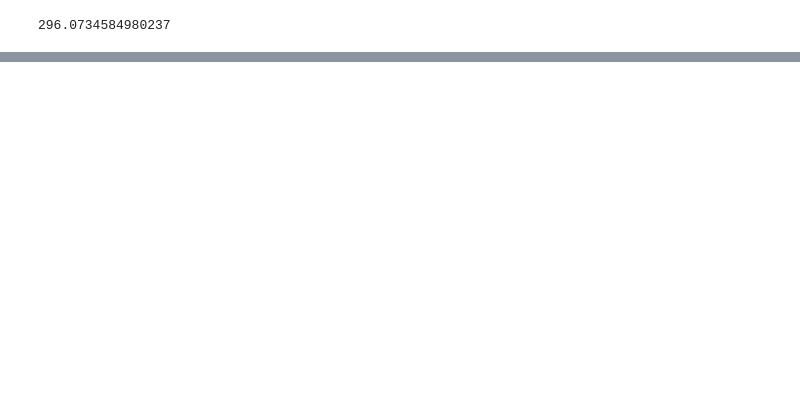
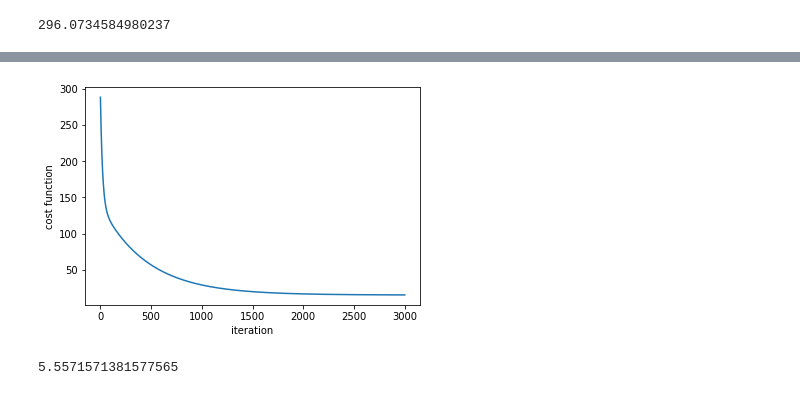
Before and after one commit to gentilhimal/Machine-Learning, a Jupyter notebook: question1.ipynb, the cells around one changed output, grey strips where cells are left out. Cells and saved outputs as stored; diff of their text form; code cells hidden in the pictures; blank space fills up the shorter version.

```diff
--- a/question1.ipynb
+++ b/question1.ipynb
@@ -66,0 +77,15 @@ newB, cost_history = gradi_desc(X, Y, B, alpha,3000)
+# %%
+x=np.arange(1,3001)
+plt.plot(x, cost_history)
+plt.xlabel('iteration')
+plt.ylabel('cost function')
+plt.show()
+# %% [output]
+[figure, added]
+# %%
+def rmse(Y, Y_pred):
+    rmse = np.sqrt(sum((Y - Y_pred) ** 2) / len(Y)) #root mean square error = square root of cost of fianl hypothesis
+    return rmse
+print(rmse(Y,Ypred))
+# %% [output]
+5.5571571381577565
```
Also changed, not shown: parts of 6 cells of this notebook, 2 other files.
